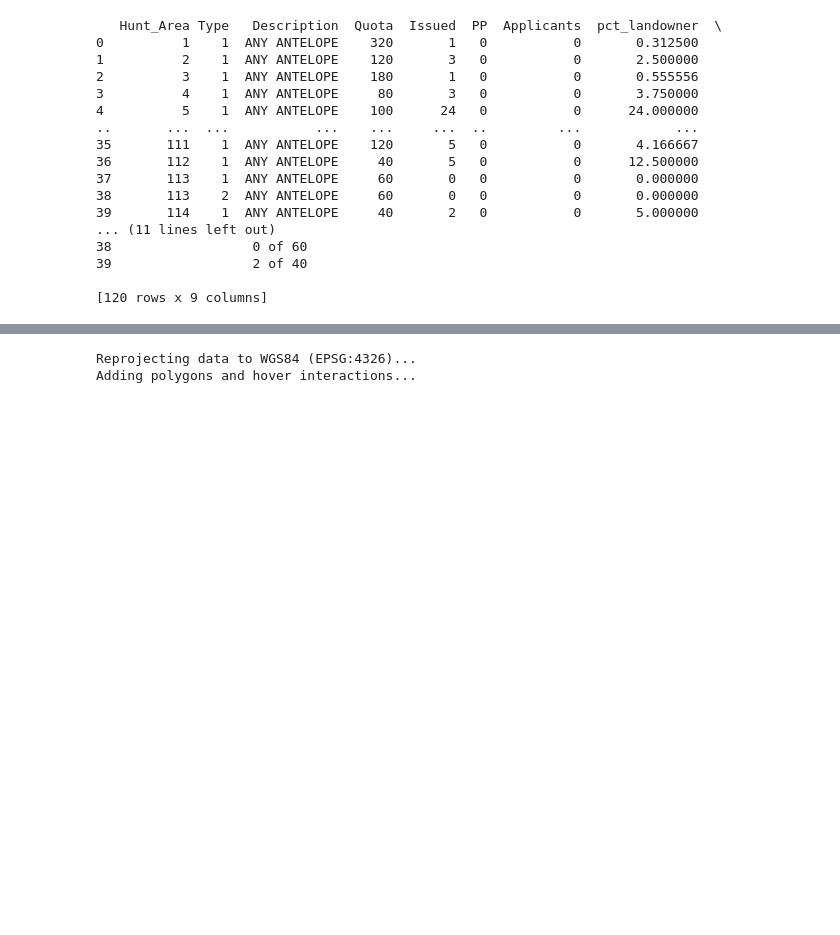
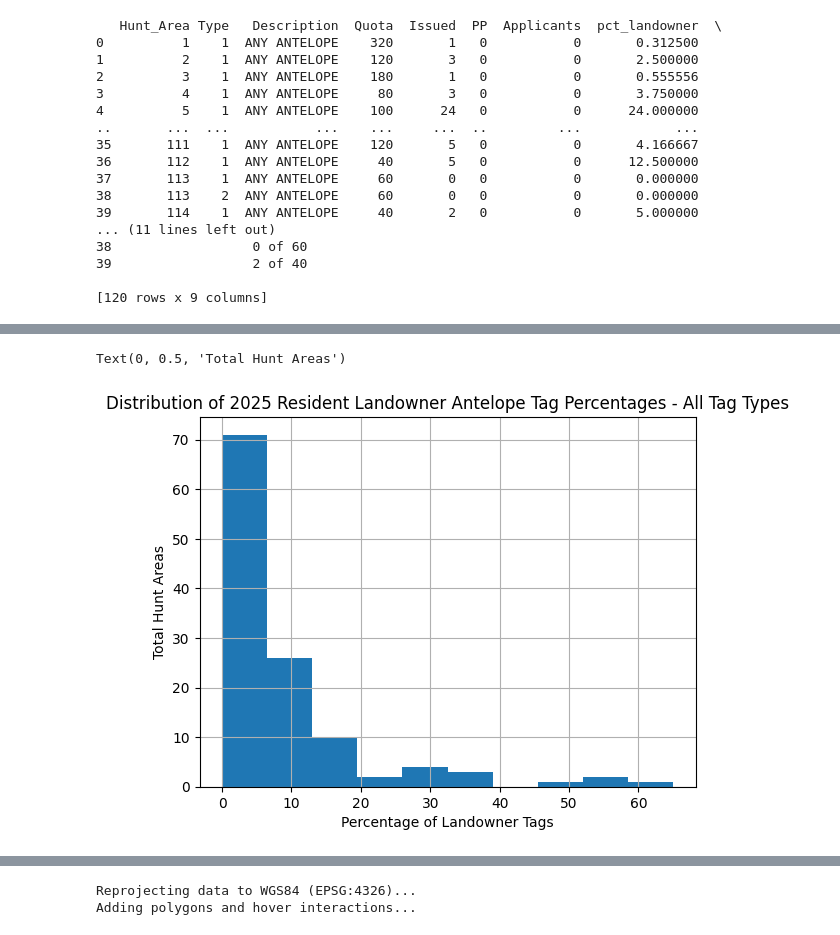
Before and after one commit to glitt13/public_trust_wildlife, a Jupyter notebook: LandownerAntelopeTags.ipynb, the cells around one changed output, grey strips where cells are left out. Drawn from its saved outputs; the diff is of its cells as text; code cells hidden in the pictures; blank space fills up the shorter version.

Commit message:
feat: add histogram distributions of resident landowner tag allocations

```diff
--- a/LandownerAntelopeTags.ipynb
+++ b/LandownerAntelopeTags.ipynb
@@ -49,0 +59,9 @@ print(landowner_tags)
+# %%
+ax = landowner_tags['pct_landowner'].hist()
+# Set the title and labels
+ax.set_title("Distribution of 2025 Resident Landowner Antelope Tag Percentages - All Tag Types")
+ax.set_xlabel("Percentage of Landowner Tags")
+ax.set_ylabel("Total Hunt Areas")
+# %% [output]
+Text(0, 0.5, 'Total Hunt Areas')
+[figure, added]
```
Also changed, not shown: parts of 6 cells of this notebook, 2 other files.
